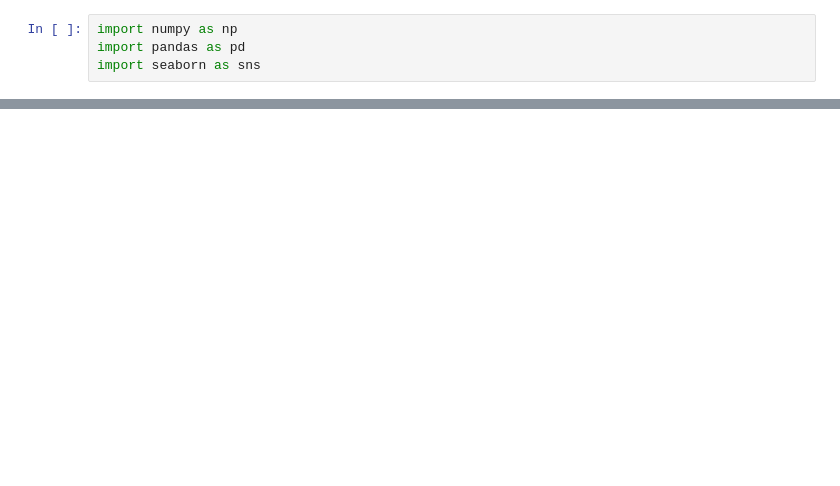
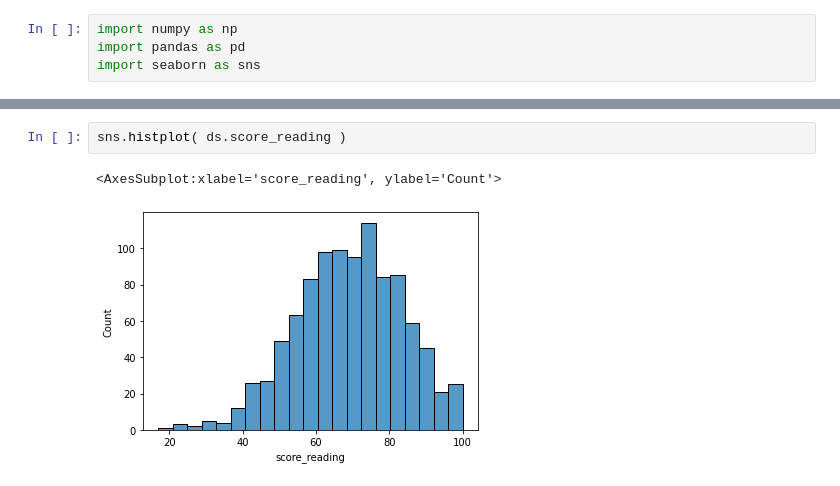
Before and after one commit to shubham0204/PICT_Coursework, a Jupyter notebook: assignment_02/main.ipynb, the cells around one changed output, grey strips where cells are left out. Saved outputs shown, nothing was run; the diff lists cells and outputs as text; blank space fills up the shorter version.

```diff
--- a/assignment_02/main.ipynb
+++ b/assignment_02/main.ipynb
@@ -59,0 +69,5 @@ ds.head()
+# %%
+sns.histplot( ds.score_reading )
+# %% [output]
+<AxesSubplot:xlabel='score_reading', ylabel='Count'>
+[figure, added]
```
Also changed, not shown: parts of 15 cells of this notebook, 2 other files.
